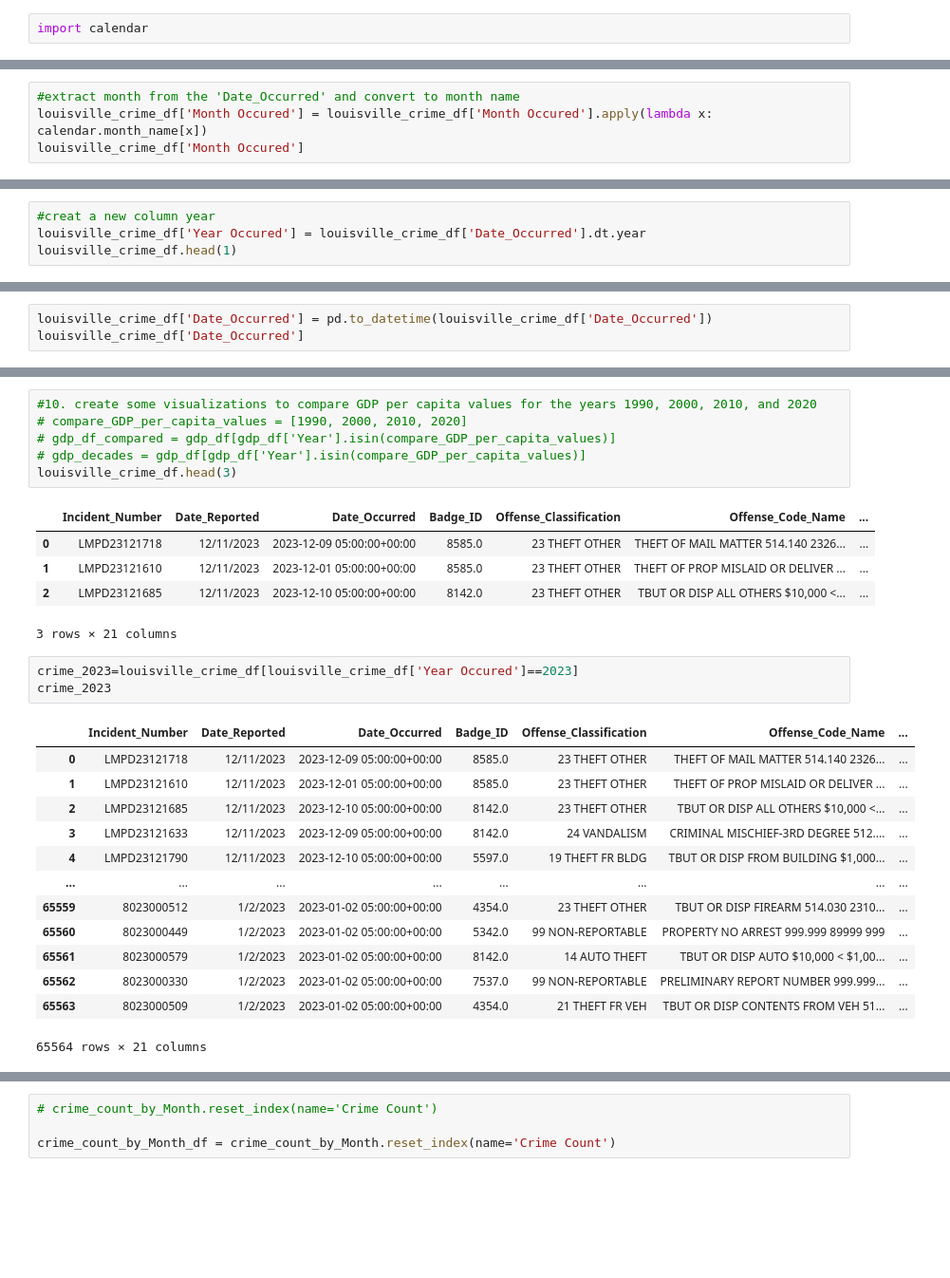
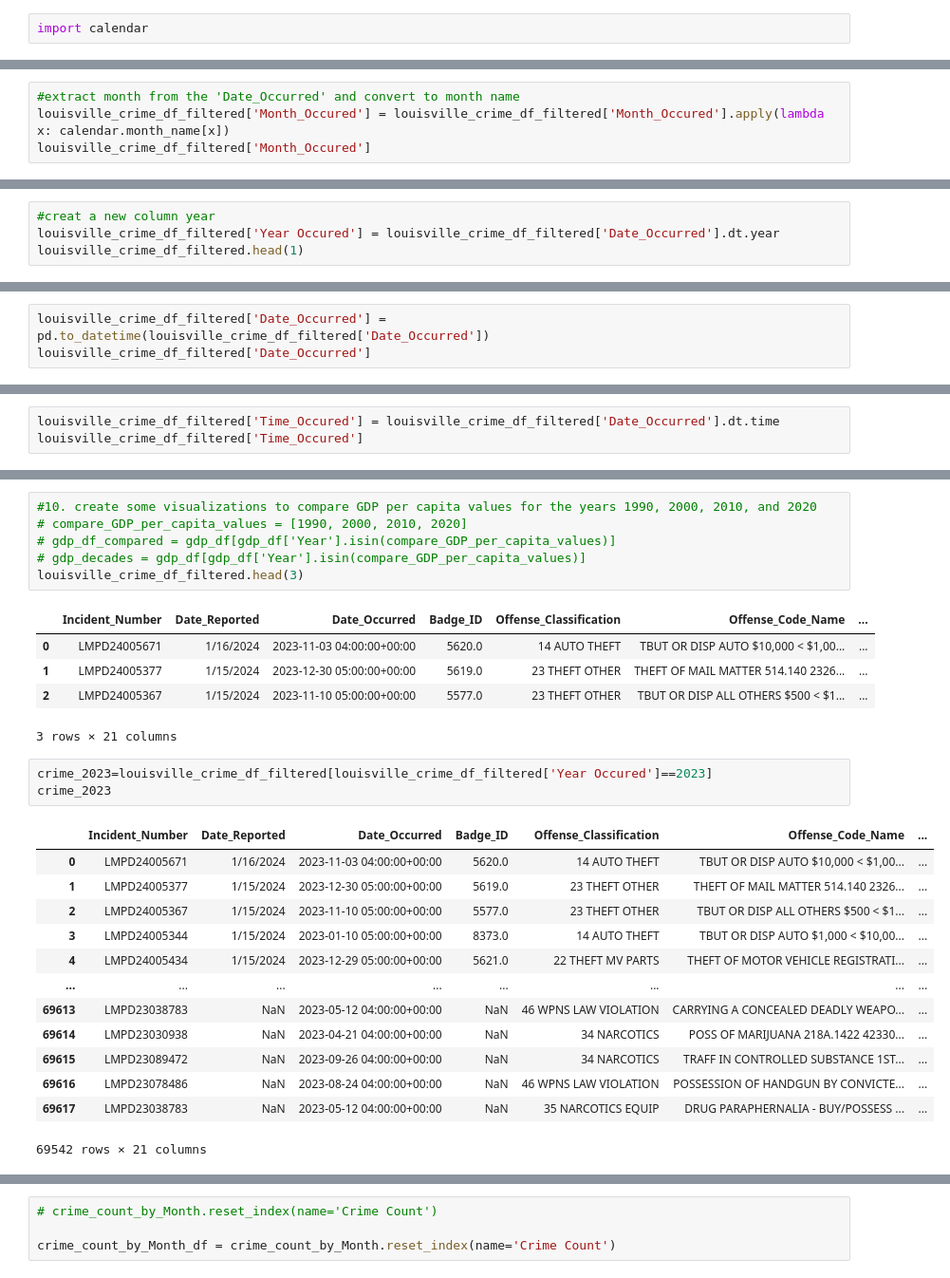
Before and after one commit to Uhuegbu23/crime_unemployment_data, a Jupyter notebook: notebooks/louisville_crime.ipynb, the cells around one changed output, grey strips where cells are left out. Shown at 95% size. Drawn from its saved outputs; the diff is of its cells as text; blank space fills up the shorter version.

```diff
--- a/notebooks/louisville_crime.ipynb
+++ b/notebooks/louisville_crime.ipynb
@@ -243,6 +441,6 @@ Index(['Incident_Number', 'Date_Reported', 'Date_Occurred', 'Badge_ID',
       dtype='object')
 # %%
 #extract month from the 'Date_Occurred' and convert to month name
-louisville_crime_df['Month Occured'] = louisville_crime_df['Month Occured'].apply(lambda x: calendar.month_name[x])
-louisville_crime_df['Month Occured']
+louisville_crime_df_filtered['Month_Occured'] = louisville_crime_df_filtered['Month_Occured'].apply(lambda x: calendar.month_name[x])
+louisville_crime_df_filtered['Month_Occured']
 # %% [output]
@@ -261,5 +464,5 @@ Name: Month Occured, Length: 65564, dtype: object
 # %%
 #creat a new column year
-louisville_crime_df['Year Occured'] = louisville_crime_df['Date_Occurred'].dt.year
-louisville_crime_df.head(1)
+louisville_crime_df_filtered['Year Occured'] = louisville_crime_df_filtered['Date_Occurred'].dt.year
+louisville_crime_df_filtered.head(1)
 # %% [output]
@@ -268,4 +476,4 @@ louisville_crime_df.head(1)
 # %%
-louisville_crime_df['Date_Occurred'] = pd.to_datetime(louisville_crime_df['Date_Occurred'])
-louisville_crime_df['Date_Occurred']
+louisville_crime_df_filtered['Date_Occurred'] = pd.to_datetime(louisville_crime_df_filtered['Date_Occurred'])
+louisville_crime_df_filtered['Date_Occurred']
 # %% [output]
@@ -294,0 +503,3 @@ louisville_crime_df['Month Occured'].value_counts().plot(kind="line", title = "T
+# %%
+louisville_crime_df_filtered['Time_Occured'] = louisville_crime_df_filtered['Date_Occurred'].dt.time
+louisville_crime_df_filtered['Time_Occured']
@@ -366,28 +575,28 @@ Name: count, dtype: int64
 # compare_GDP_per_capita_values = [1990, 2000, 2010, 2020]
 # gdp_df_compared = gdp_df[gdp_df['Year'].isin(compare_GDP_per_capita_values)]
 # gdp_decades = gdp_df[gdp_df['Year'].isin(compare_GDP_per_capita_values)]
-louisville_crime_df.head(3)
+louisville_crime_df_filtered.head(3)
 # %% [output]
 |  | Incident_Number | Date_Reported | Date_Occurred | Badge_ID | Offense_Classification | Offense_Code_Name | ... |
-| 0 | LMPD23121718 | 12/11/2023 | 2023-12-09 05:00:00+00:00 | 8585.0 | 23 THEFT OTHER | THEFT OF MAIL MATTER 514.140 2326... | ... |
-| 1 | LMPD23121610 | 12/11/2023 | 2023-12-01 05:00:00+00:00 | 8585.0 | 23 THEFT OTHER | THEFT OF PROP MISLAID OR DELIVER ... | ... |
-| 2 | LMPD23121685 | 12/11/2023 | 2023-12-10 05:00:00+00:00 | 8142.0 | 23 THEFT OTHER | TBUT OR DISP ALL OTHERS $10,000 <... | ... |
+| 0 | LMPD24005671 | 1/16/2024 | 2023-11-03 04:00:00+00:00 | 5620.0 | 14 AUTO THEFT | TBUT OR DISP AUTO $10,000 < $1,00... | ... |
+| 1 | LMPD24005377 | 1/15/2024 | 2023-12-30 05:00:00+00:00 | 5619.0 | 23 THEFT OTHER | THEFT OF MAIL MATTER 514.140 2326... | ... |
+| 2 | LMPD24005367 | 1/15/2024 | 2023-11-10 05:00:00+00:00 | 5577.0 | 23 THEFT OTHER | TBUT OR DISP ALL OTHERS $500 < $1... | ... |
 3 rows × 21 columns
 # %%
-crime_2023=louisville_crime_df[louisville_crime_df['Year Occured']==2023]
+crime_2023=louisville_crime_df_filtered[louisville_crime_df_filtered['Year Occured']==2023]
 crime_2023
 # %% [output]
 |  | Incident_Number | Date_Reported | Date_Occurred | Badge_ID | Offense_Classification | Offense_Code_Name | ... |
-| 0 | LMPD23121718 | 12/11/2023 | 2023-12-09 05:00:00+00:00 | 8585.0 | 23 THEFT OTHER | THEFT OF MAIL MATTER 514.140 2326... | ... |
-| 1 | LMPD23121610 | 12/11/2023 | 2023-12-01 05:00:00+00:00 | 8585.0 | 23 THEFT OTHER | THEFT OF PROP MISLAID OR DELIVER ... | ... |
-| 2 | LMPD23121685 | 12/11/2023 | 2023-12-10 05:00:00+00:00 | 8142.0 | 23 THEFT OTHER | TBUT OR DISP ALL OTHERS $10,000 <... | ... |
-| 3 | LMPD23121633 | 12/11/2023 | 2023-12-09 05:00:00+00:00 | 8142.0 | 24 VANDALISM | CRIMINAL MISCHIEF-3RD DEGREE 512.... | ... |
-| 4 | LMPD23121790 | 12/11/2023 | 2023-12-10 05:00:00+00:00 | 5597.0 | 19 THEFT FR BLDG | TBUT OR DISP FROM BUILDING $1,000... | ... |
+| 0 | LMPD24005671 | 1/16/2024 | 2023-11-03 04:00:00+00:00 | 5620.0 | 14 AUTO THEFT | TBUT OR DISP AUTO $10,000 < $1,00... | ... |
+| 1 | LMPD24005377 | 1/15/2024 | 2023-12-30 05:00:00+00:00 | 5619.0 | 23 THEFT OTHER | THEFT OF MAIL MATTER 514.140 2326... | ... |
+| 2 | LMPD24005367 | 1/15/2024 | 2023-11-10 05:00:00+00:00 | 5577.0 | 23 THEFT OTHER | TBUT OR DISP ALL OTHERS $500 < $1... | ... |
+| 3 | LMPD24005344 | 1/15/2024 | 2023-01-10 05:00:00+00:00 | 8373.0 | 14 AUTO THEFT | TBUT OR DISP AUTO $1,000 < $10,00... | ... |
+| 4 | LMPD24005434 | 1/15/2024 | 2023-12-29 05:00:00+00:00 | 5621.0 | 22 THEFT MV PARTS | THEFT OF MOTOR VEHICLE REGISTRATI... | ... |
 | ... | ... | ... | ... | ... | ... | ... | ... |
-| 65559 | 8023000512 | 1/2/2023 | 2023-01-02 05:00:00+00:00 | 4354.0 | 23 THEFT OTHER | TBUT OR DISP FIREARM 514.030 2310... | ... |
-| 65560 | 8023000449 | 1/2/2023 | 2023-01-02 05:00:00+00:00 | 5342.0 | 99 NON-REPORTABLE | PROPERTY NO ARREST 999.999 89999 999 | ... |
-| 65561 | 8023000579 | 1/2/2023 | 2023-01-02 05:00:00+00:00 | 8142.0 | 14 AUTO THEFT | TBUT OR DISP AUTO $10,000 < $1,00... | ... |
-| 65562 | 8023000330 | 1/2/2023 | 2023-01-02 05:00:00+00:00 | 7537.0 | 99 NON-REPORTABLE | PRELIMINARY REPORT NUMBER 999.999... | ... |
-| 65563 | 8023000509 | 1/2/2023 | 2023-01-02 05:00:00+00:00 | 4354.0 | 21 THEFT FR VEH | TBUT OR DISP CONTENTS FROM VEH 51... | ... |
+| 69613 | LMPD23038783 | NaN | 2023-05-12 04:00:00+00:00 | NaN | 46 WPNS LAW VIOLATION | CARRYING A CONCEALED DEADLY WEAPO... | ... |
+| 69614 | LMPD23030938 | NaN | 2023-04-21 04:00:00+00:00 | NaN | 34 NARCOTICS | POSS OF MARIJUANA 218A.1422 42330... | ... |
+| 69615 | LMPD23089472 | NaN | 2023-09-26 04:00:00+00:00 | NaN | 34 NARCOTICS | TRAFF IN CONTROLLED SUBSTANCE 1ST... | ... |
+| 69616 | LMPD23078486 | NaN | 2023-08-24 04:00:00+00:00 | NaN | 46 WPNS LAW VIOLATION | POSSESSION OF HANDGUN BY CONVICTE... | ... |
+| 69617 | LMPD23038783 | NaN | 2023-05-12 04:00:00+00:00 | NaN | 35 NARCOTICS EQUIP | DRUG PARAPHERNALIA - BUY/POSSESS ... | ... |
-65564 rows × 21 columns
+69542 rows × 21 columns
 # %%
```
Also changed, not shown: parts of 134 cells of this notebook.
